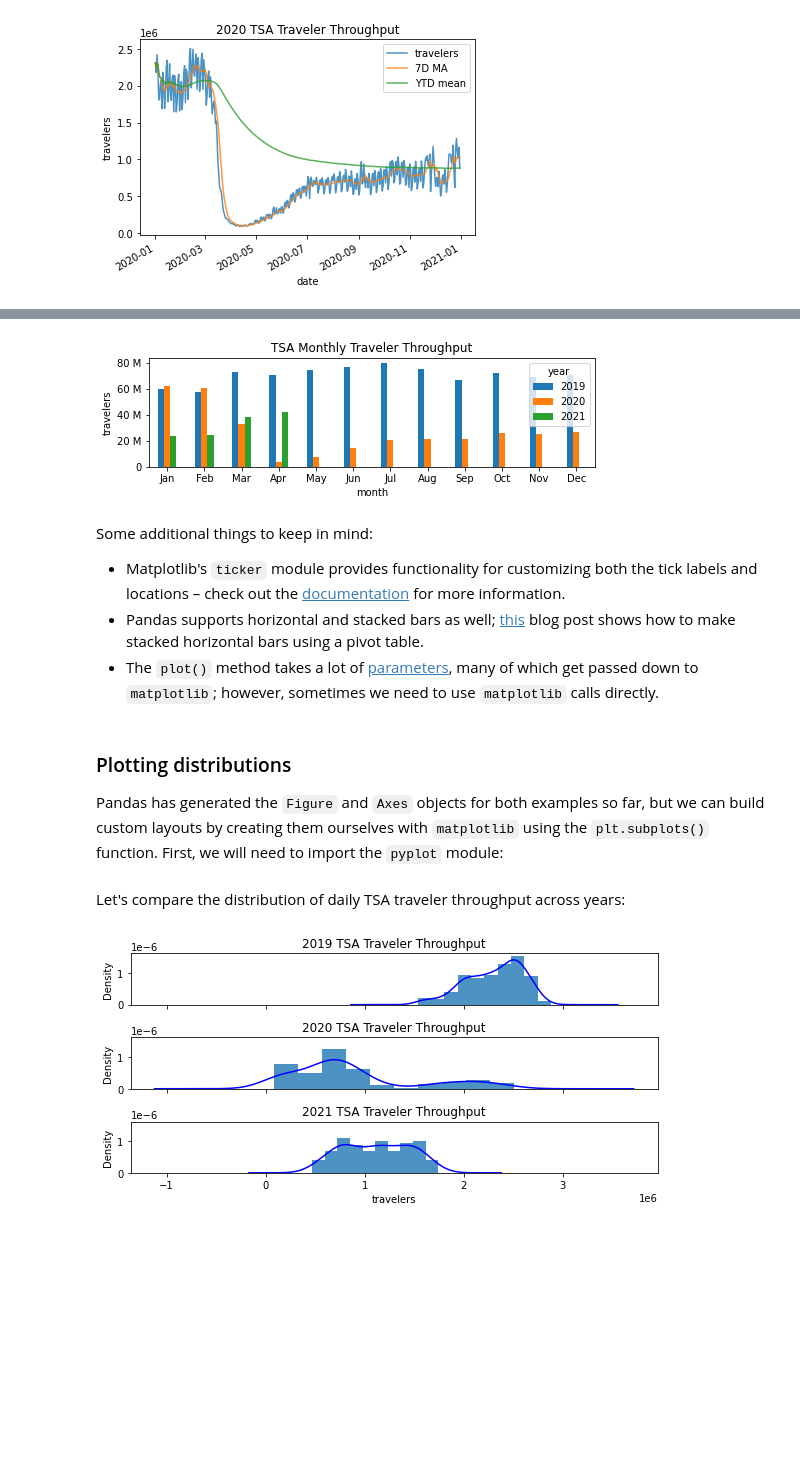
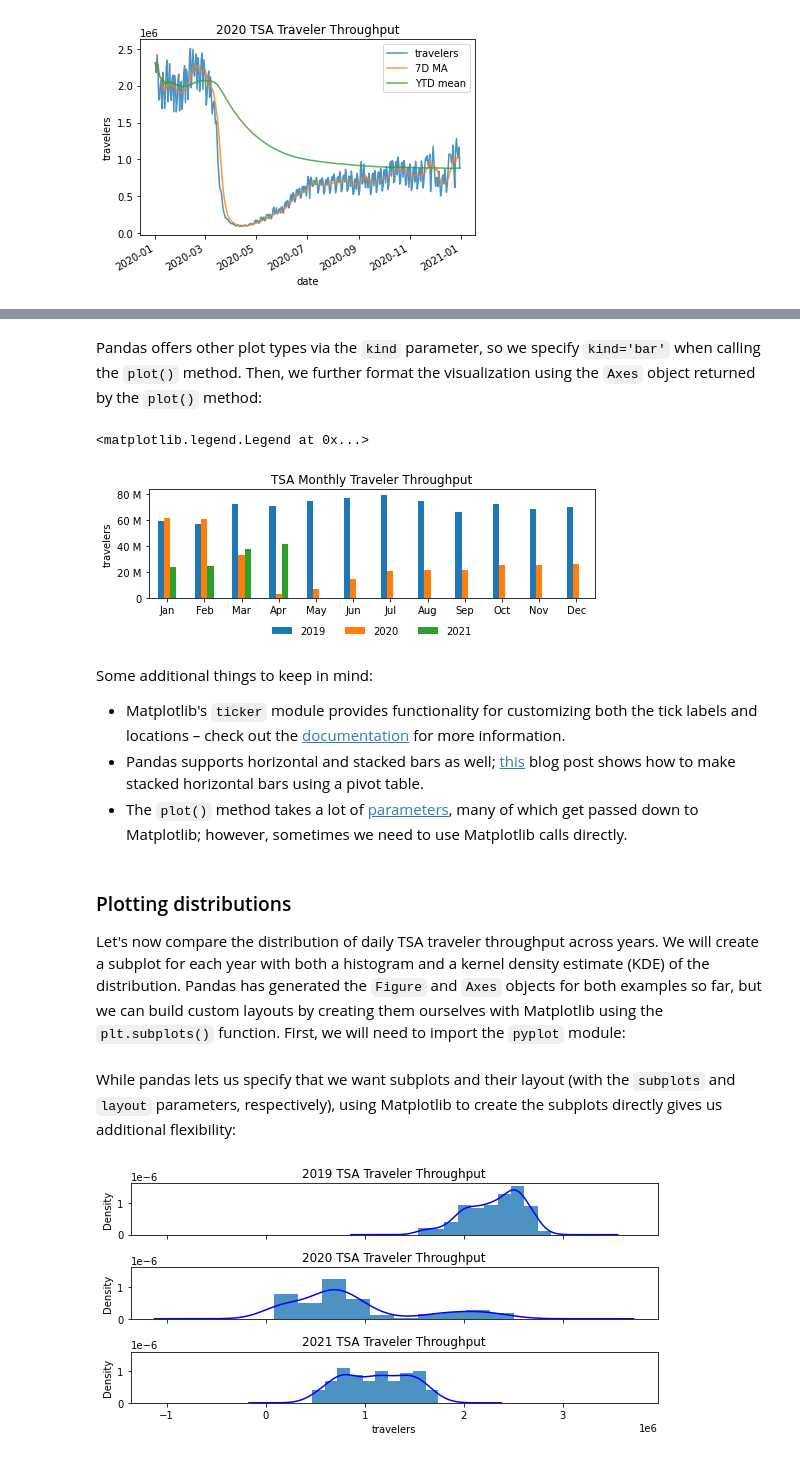
Before and after one commit to stefmolin/pandas-workshop, a Jupyter notebook: slides/3-data_visualization.ipynb, the cells around one changed output, grey strips where cells are left out. Saved outputs shown, nothing was run; the diff lists cells and outputs as text; code cells hidden in the pictures; blank space fills up the shorter version.

```diff
--- a/slides/3-data_visualization.ipynb
+++ b/slides/3-data_visualization.ipynb
@@ -64,0 +65,4 @@ Pandas offers other plot types via the `kind` parameter. Here, we plot vertical
+# %%
+plot_data = tsa_melted_holiday_travel['2019':'2021-04'].assign(month=lambda x: x.index.month)\
+    .pivot_table(index='month', columns='year', values='travelers', aggfunc='sum')
+plot_data.head()
@@ -65,34 +77,38 @@ Pandas offers other plot types via the `kind` parameter. Here, we plot vertical
+# %% [markdown]
+Pandas offers other plot types via the `kind` parameter, so we specify `kind='bar'` when calling the `plot()` method. Then, we further format the visualization using the `Axes` object returned by the `plot()` method:
 # %%
 import calendar
 from matplotlib import ticker
 
-ax = tsa_melted_holiday_travel['2019':'2021-04'].assign(month=lambda x: x.index.month)\
-    .pivot_table(index='month', columns='year', values='travelers', aggfunc='sum')\
-    .plot(
-        kind='bar', rot=0, figsize=(8, 2), ylabel='travelers',
-        title='TSA Monthly Traveler Throughput'
-    )
+ax = plot_data.plot(
+    kind='bar', rot=0, xlabel='', ylabel='travelers',
+    figsize=(8, 2), title='TSA Monthly Traveler Throughput'
+)
 
 # use month abbreviations for the ticks on the x-axis
 ax.set_xticklabels(calendar.month_abbr[1:])
 
 # show y-axis labels in millions instead of scientific notation
 ax.yaxis.set_major_formatter(ticker.EngFormatter())
+
+# customize the legend
+ax.legend(title='', loc='center', bbox_to_anchor=(0.5, -0.3), ncol=3, frameon=False)
 # %% [output]
+<matplotlib.legend.Legend at 0x...>
-[figure, old version]
+[figure, new version]
 # %% [markdown]
 Some additional things to keep in mind:
 - Matplotlib's `ticker` module provides functionality for customizing both the tick labels and locations &ndash; check out the [documentation](https://matplotlib.org/stable/api/ticker_api.html) for more information.
 - Pandas supports horizontal and stacked bars as well; [this](https://opendatascience.com/how-to-pivot-and-plot-data-with-pandas/) blog post shows how to make stacked horizontal bars using a pivot table.
-- The `plot()` method takes a lot of [parameters](https://pandas.pydata.org/pandas-docs/stable/reference/api/pandas.DataFrame.plot.html), many of which get passed down to `matplotlib`; however, sometimes we need to use `matplotlib` calls directly.
+- The `plot()` method takes a lot of [parameters](https://pandas.pydata.org/pandas-docs/stable/reference/api/pandas.DataFrame.plot.html), many of which get passed down to Matplotlib; however, sometimes we need to use Matplotlib calls directly.
 # %% [markdown]
 ### Plotting distributions
 
-Pandas has generated the `Figure` and `Axes` objects for both examples so far, but we can build custom layouts by creating them ourselves with `matplotlib` using the `plt.subplots()` function. First, we will need to import the `pyplot` module:
+Let's now compare the distribution of daily TSA traveler throughput across years. We will create a subplot for each year with both a histogram and a kernel density estimate (KDE) of the distribution.  Pandas has generated the `Figure` and `Axes` objects for both examples so far, but we can build custom layouts by creating them ourselves with Matplotlib using the `plt.subplots()` function. First, we will need to import the `pyplot` module:
 # %%
 import matplotlib.pyplot as plt
 # %% [markdown]
-Let's compare the distribution of daily TSA traveler throughput across years:
+While pandas lets us specify that we want subplots and their layout (with the `subplots` and `layout` parameters, respectively), using Matplotlib to create the subplots directly gives us additional flexibility:
 # %%
 # define the subplot layout
 fig, axes = plt.subplots(3, 1, sharex=True, sharey=True, figsize=(8, 4))
```
Also changed, not shown: parts of 22 cells of this notebook, 10 other files.
